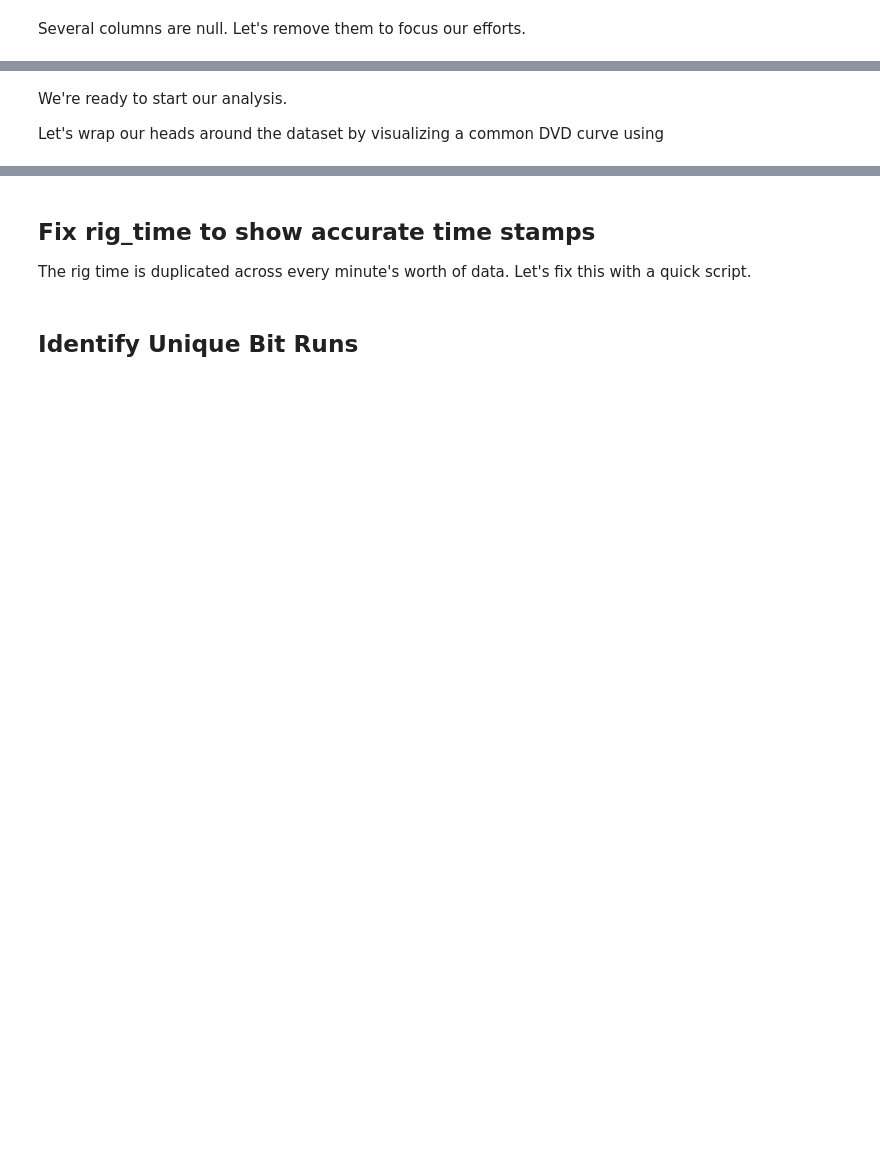
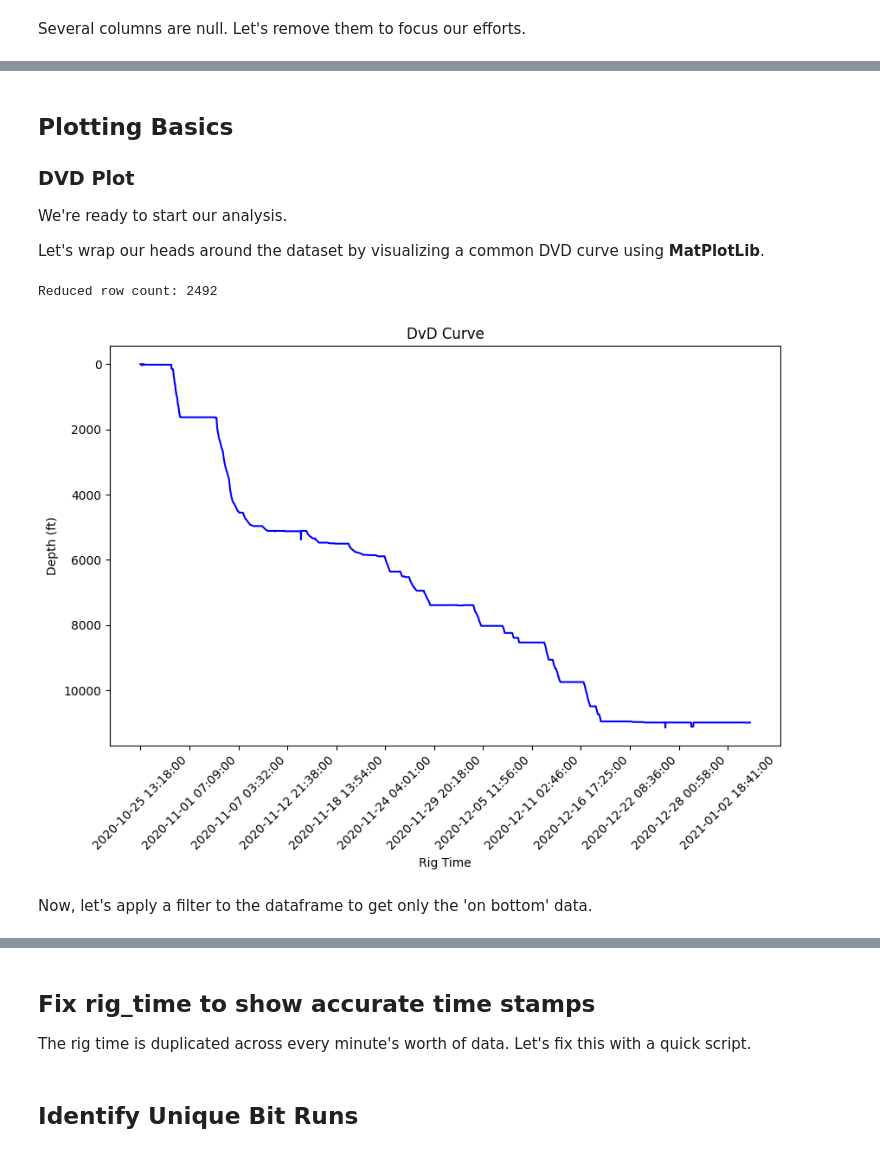
Before and after one commit to johnryan417/python-for-drilling-engineers, a Jupyter notebook: module_1/py_for_de_module_1.ipynb, the cells around one changed output, grey strips where cells are left out. Saved outputs shown, nothing was run; the diff lists cells and outputs as text; code cells hidden in the pictures; blank space fills up the shorter version.

```diff
--- a/module_1/py_for_de_module_1.ipynb
+++ b/module_1/py_for_de_module_1.ipynb
@@ -248,8 +346,7 @@ Let's rename our columns to have a more code-friendly title.
 # %%
+print('Original Columns:')
 print(forge_16A_df.columns)  # Check the columns in the DataFrame
-print(f'Row count: {forge_16A_df.shape[0]}')  # Check the number of rows
 
-df = forge_16A_df.copy()
 # Rename column headers
 df.rename(columns={'Date': 'rig_time',
                    'Bit Diameter': 'bit_size',
@@ -272,4 +369,15 @@ df.rename(columns={'Date': 'rig_time',
                    'On Bottom': 'on_bottom_status',
                    'Total Strokes per Minute': 'total_spm'
                    }, inplace=True)
+# Rearrange and limit the columns in the dataframe
+df = df[['rig_time', 'md', 'rop', 'wob', 'diff_press', 'td_rpm', 'td_torque',
+         'bit_rpm', 'block_height', 'inc', 'azi', 'bit_size', 'on_bottom_status']]
+# Set the type of rig_time to datetime
+df['rig_time'] = pd.to_datetime(df['rig_time'], errors='coerce')  # Convert to datetime
+for col in df.columns:
+    if col != 'rig_time':
+        df[col] = pd.to_numeric(df[col], errors='coerce')  # Convert to numeric
+
+df.sort_values(by='rig_time', inplace=True)  # Sort by rig_time
+print(f'\nRenamed Columns:')
 print(df.columns)  # Check the columns in the DataFrame
@@ -276,40 +402,44 @@ print(df.columns)  # Check the columns in the DataFrame
 # %% [markdown]
+## Plotting Basics
+
+### DVD Plot
 We're ready to start our analysis.
 
-Let's wrap our heads around the dataset by visualizing a common DVD curve using
+Let's wrap our heads around the dataset by visualizing a common DVD curve using **MatPlotLib**.
 # %%
+# Import the MatPlotLib and Seaborn libraries for plotting.
 import matplotlib.pyplot as plt
 import seaborn as sns
 
-
-df = df[['rig_time', 'md', 'rop', 'wob', 'diff_press', 'td_rpm', 'td_torque',
-         'bit_rpm', 'block_height', 'inc', 'azi', 'bit_size', 'on_bottom_status']]
-df['rig_time'] = pd.to_datetime(df['rig_time'], errors='coerce')  # Convert to datetime
-# print(df.head(10))
-
-# reduce df to take every 12th row
+# Reduce the frequency of the dataframe to make the plot less heavy
 plot_df = df.copy()
-plot_df = plot_df.iloc[::240, :]  # Take every 12th row
-plot_df.sort_values(by='rig_time', inplace=True)  # Sort by rig_time
+plot_df = plot_df.iloc[::240, :]  # Take every 240th row using python slice notation --> start:stop:step
 # drop rows where rig_time or md is null
 plot_df.dropna(subset=['rig_time', 'md'], inplace=True)
 # set rig_time as datetime
-plot_df['rig_time'] = pd.to_datetime(plot_df['rig_time'], errors='coerce')  # Convert to datetime
+# plot_df['rig_time'] = pd.to_datetime(plot_df['rig_time'], errors='coerce')  # Convert to datetime
 plot_df['rig_time'] = plot_df['rig_time'].dt.strftime('%Y-%m-%d %H:%M:%S')  # Format datetime
 
 # convert md to numeric
 plot_df['md'] = pd.to_numeric(plot_df['md'], errors='coerce')
 
 print(f'Reduced row count: {plot_df.shape[0]}')  # Check the number of rows after reduction
 
 # Ensure plots are displayed in Jupyter Notebook
 %matplotlib inline
 
 # plot line graph x axis = rig_time, y axis = bit_depth, then invert the y-axis
 plt.figure(figsize=(10, 6))
 plt.plot(plot_df['rig_time'], plot_df['md'], label='Bit Depth', color='blue')
+# Reduce the x-axis ticks to only show every 200th tick
+plt.xticks(plot_df['rig_time'][::200], rotation=45)  # Rotate x-axis labels for better readability
 plt.gca().invert_yaxis()  # Invert the y-axis
 plt.xlabel('Rig Time')  # Set x-label
 plt.ylabel('Depth (ft)')  # Set y-label
 plt.title('DvD Curve')
 plt.show()
+# %% [output]
+Reduced row count: 2492
+[figure, added]
+# %% [markdown]
+Now, let's apply a filter to the dataframe to get only the 'on bottom' data.
```
Also changed, not shown: parts of 47 cells of this notebook.
